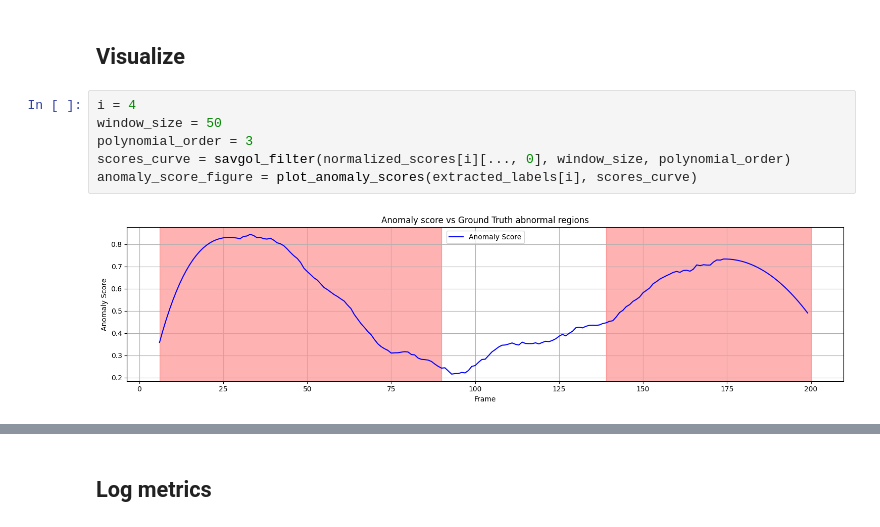
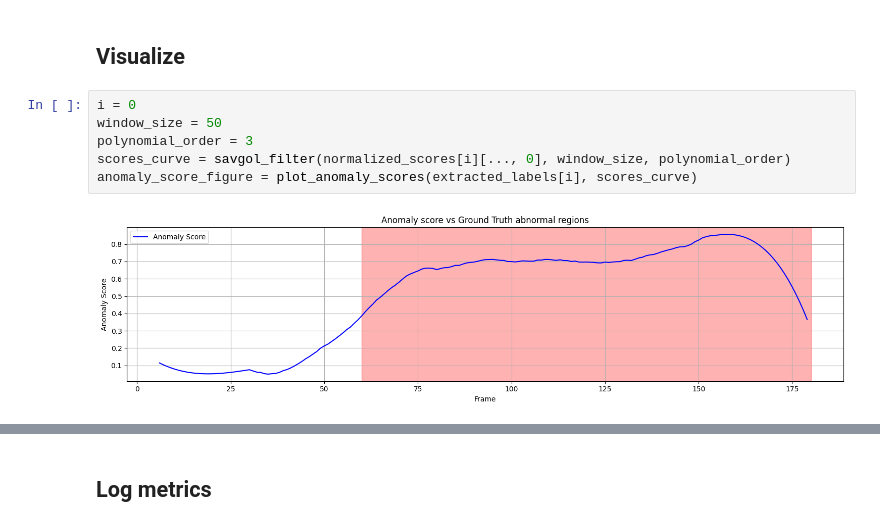
Before and after one commit to alessandro1802/GBADiS, a Jupyter notebook: notebooks/evaluate_KnowledgeHSTGCNN.ipynb, the cells around one changed output, grey strips where cells are left out. Drawn from its saved outputs; the diff is of its cells as text.

```diff
--- a/notebooks/evaluate_KnowledgeHSTGCNN.ipynb
+++ b/notebooks/evaluate_KnowledgeHSTGCNN.ipynb
@@ -131,14 +131,14 @@ for i in range(len(extracted_labels)):
     reduced_preds.append(y_pred)
 # %% [markdown]
 ## Visualize
-# %%
-i = 4
-window_size = 50
-polynomial_order = 3
-scores_curve = savgol_filter(normalized_scores[i][..., 0], window_size, polynomial_order)
-anomaly_score_figure = plot_anomaly_scores(extracted_labels[i], scores_curve)
-# %% [output]
-[figure, removed]
+# %%
+i = 0
+window_size = 50
+polynomial_order = 3
+scores_curve = savgol_filter(normalized_scores[i][..., 0], window_size, polynomial_order)
+anomaly_score_figure = plot_anomaly_scores(extracted_labels[i], scores_curve)
+# %% [output]
+[figure, added]
 # %%
 roc_curve_fig, roc_auc = plot_roc_curve(np.concatenate(reduced_labels), np.concatenate(reduced_preds))
 # %% [output]
```
Also changed, not shown: parts of 5 cells of this notebook, 33 other files.
